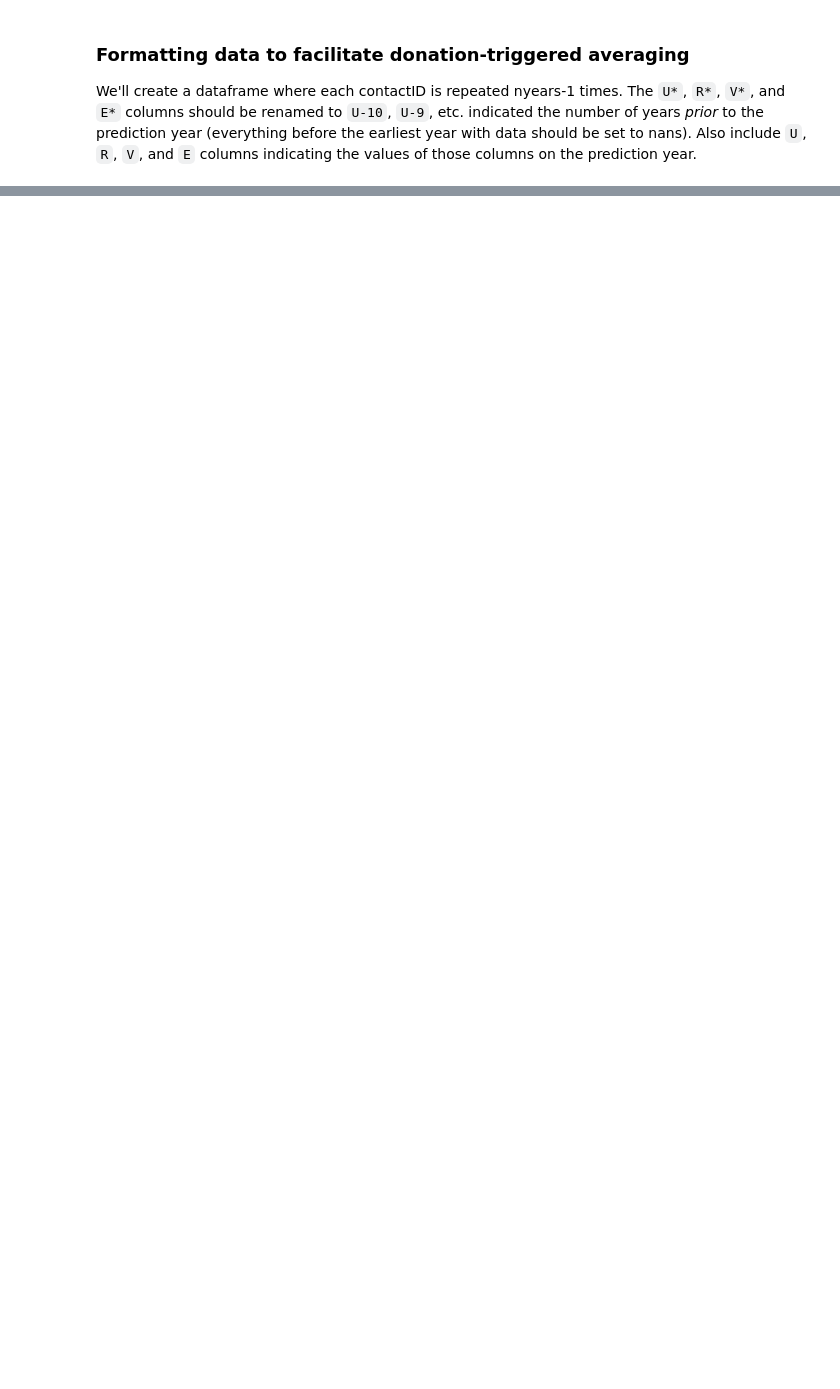
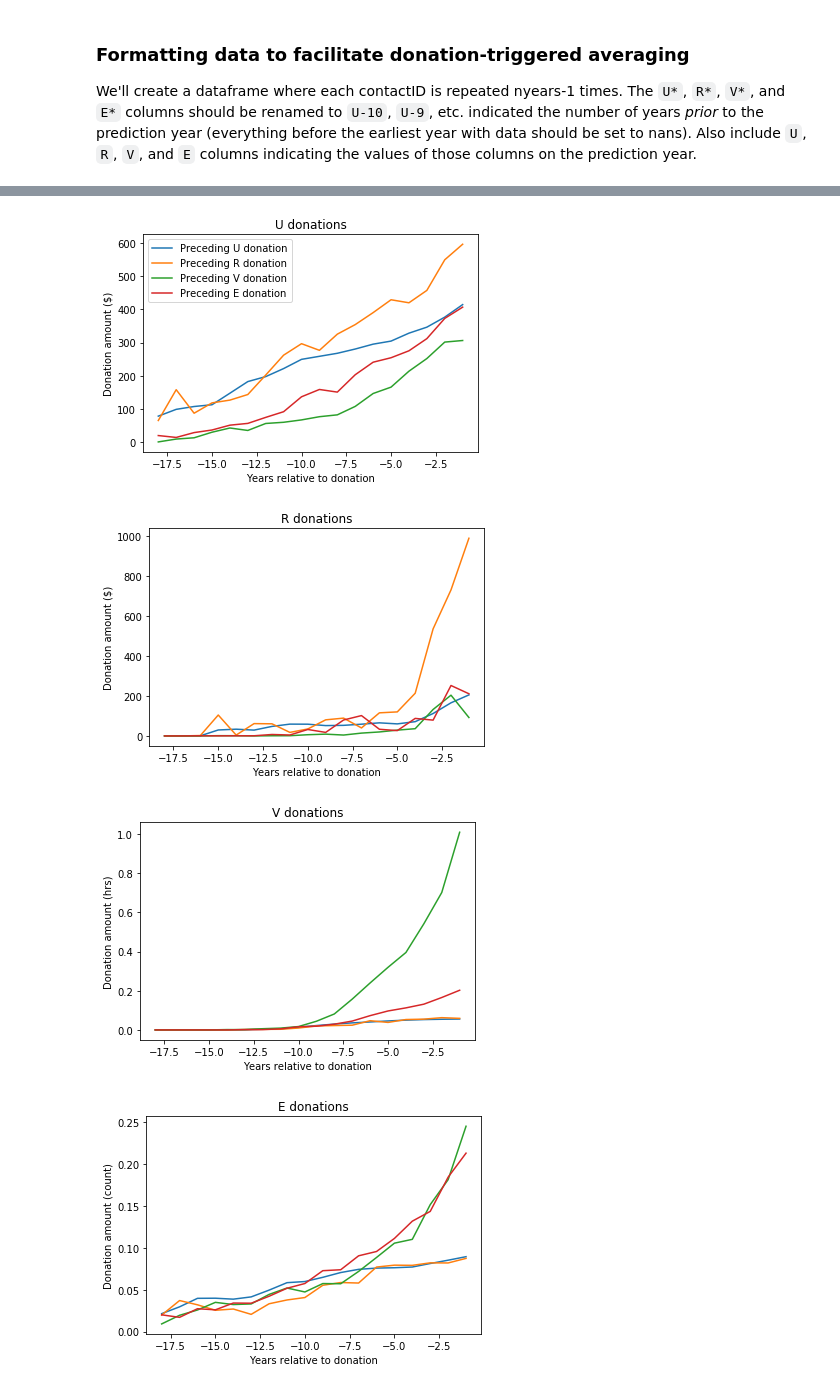
Before and after one commit to ContextLab/storytelling-with-data, a Jupyter notebook: data-stories/upper-valley-land-trust/uvlt_donation_timeline.ipynb, the cells around one changed output, grey strips where cells are left out. Saved outputs shown, nothing was run; the diff lists cells and outputs as text; code cells hidden in the pictures; blank space fills up the shorter version.

```diff
--- a/data-stories/upper-valley-land-trust/uvlt_donation_timeline.ipynb
+++ b/data-stories/upper-valley-land-trust/uvlt_donation_timeline.ipynb
@@ -173,6 +239,15 @@ def weighted_average(x, weights):
     weighted_vals = np.multiply(x, weights)
     return np.divide(np.nansum(weighted_vals), np.sum(weights[~np.isnan(weighted_vals)]))
 
+def binarized_average(x, weights):
+    return weighted_average(x, weights > 0)
+
+def weighted_donation_probability(x, weights):
+    return weighted_average(x > 0, weights)
+
+def binarized_donation_probability(x, weights):
+    return weighted_average(x > 0, weights > 0)
+
 def donation_triggered_average(data, ignore_columns, donation_types, summary_fun=weighted_average):
     x = []
     columns = data.columns.values[np.where([(not x in ignore_columns) for x in data.columns.values])[0]][:-4]
@@ -199,0 +312,7 @@ for i, d1 in enumerate(donation_types): #plot ID-- what is being plotted leading
+# %%
+dta_plot(df, ignore_columns, donation_types, units, binarized_average)
+# %% [output]
+[figure, added]
+[figure, added]
+[figure, added]
+[figure, added]
```
Also changed, not shown: parts of 21 cells of this notebook.
